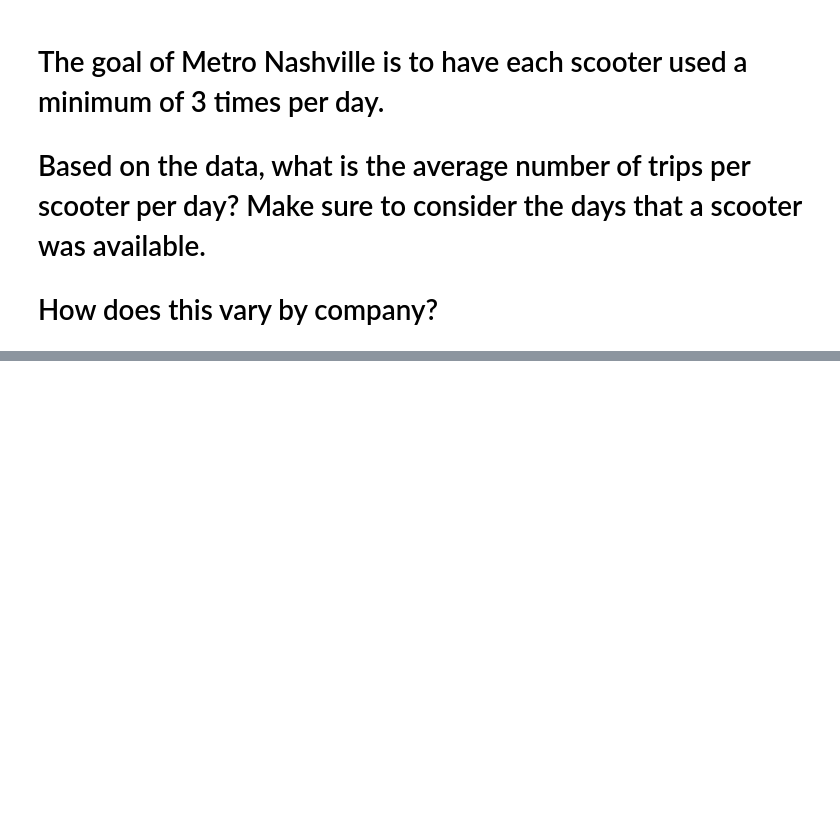
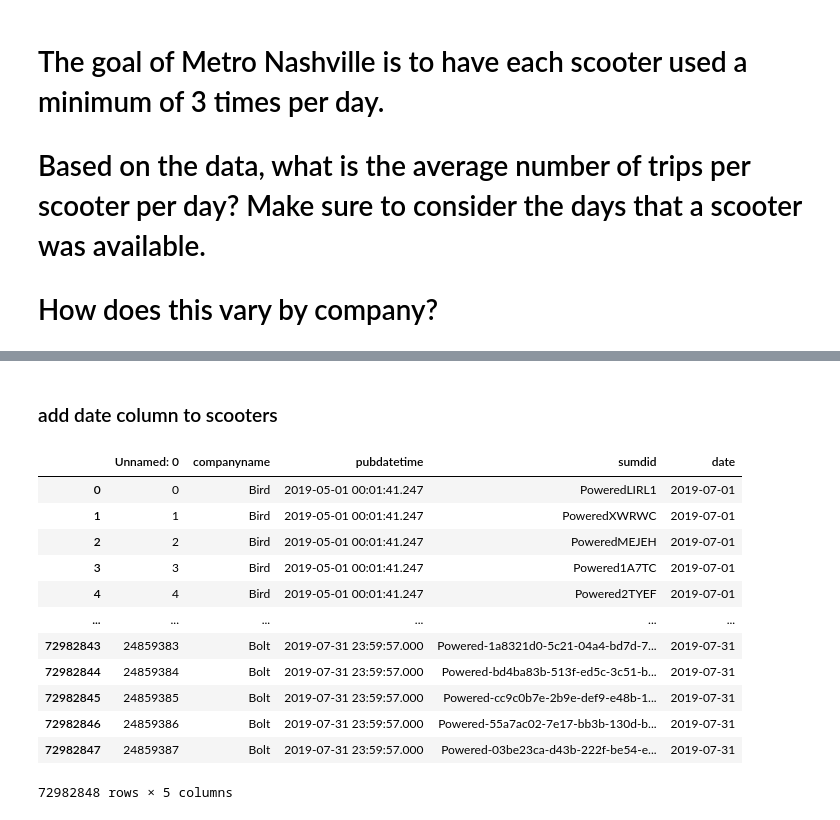
Before and after one commit to NSS-Data-Analytics-Cohort-11/scooters-margherita, a Jupyter notebook: scooters project.ipynb, the cells around one changed output, grey strips where cells are left out. Cells and saved outputs as stored; diff of their text form; code cells hidden in the pictures; blank space fills up the shorter version.

```diff
--- a/scooters project.ipynb
+++ b/scooters project.ipynb
@@ -158,0 +247,26 @@ trips.query('tripduration > 1440').groupby(by=['companyname'])['triprecordnum'].
+# %% [markdown]
+### add date column to scooters ###
+# %%
+scoot_may['date'] = scoot_may['pubdatetime'].dt.date
+# %%
+scoot_jun['date'] = scoot_jun['pubdatetime'].dt.date
+# %%
+scoot_jul['date'] = scoot_jul['pubdatetime'].dt.date
+# %%
+all_scoot = pd.concat([scoot_may,scoot_jun,scoot_jul],ignore_index=True)
+# %%
+all_scoot
+# %% [output]
+|  | Unnamed: 0 | companyname | pubdatetime | sumdid | date |
+| 0 | 0 | Bird | 2019-05-01 00:01:41.247 | PoweredLIRL1 | 2019-07-01 |
+| 1 | 1 | Bird | 2019-05-01 00:01:41.247 | PoweredXWRWC | 2019-07-01 |
+| 2 | 2 | Bird | 2019-05-01 00:01:41.247 | PoweredMEJEH | 2019-07-01 |
+| 3 | 3 | Bird | 2019-05-01 00:01:41.247 | Powered1A7TC | 2019-07-01 |
+| 4 | 4 | Bird | 2019-05-01 00:01:41.247 | Powered2TYEF | 2019-07-01 |
+| ... | ... | ... | ... | ... | ... |
+| 72982843 | 24859383 | Bolt | 2019-07-31 23:59:57.000 | Powered-1a8321d0-5c21-04a4-bd7d-7... | 2019-07-31 |
+| 72982844 | 24859384 | Bolt | 2019-07-31 23:59:57.000 | Powered-bd4ba83b-513f-ed5c-3c51-b... | 2019-07-31 |
+| 72982845 | 24859385 | Bolt | 2019-07-31 23:59:57.000 | Powered-cc9c0b7e-2b9e-def9-e48b-1... | 2019-07-31 |
+| 72982846 | 24859386 | Bolt | 2019-07-31 23:59:57.000 | Powered-55a7ac02-7e17-bb3b-130d-b... | 2019-07-31 |
+| 72982847 | 24859387 | Bolt | 2019-07-31 23:59:57.000 | Powered-03be23ca-d43b-222f-be54-e... | 2019-07-31 |
+72982848 rows × 5 columns
```
Also changed, not shown: parts of 39 cells of this notebook.
